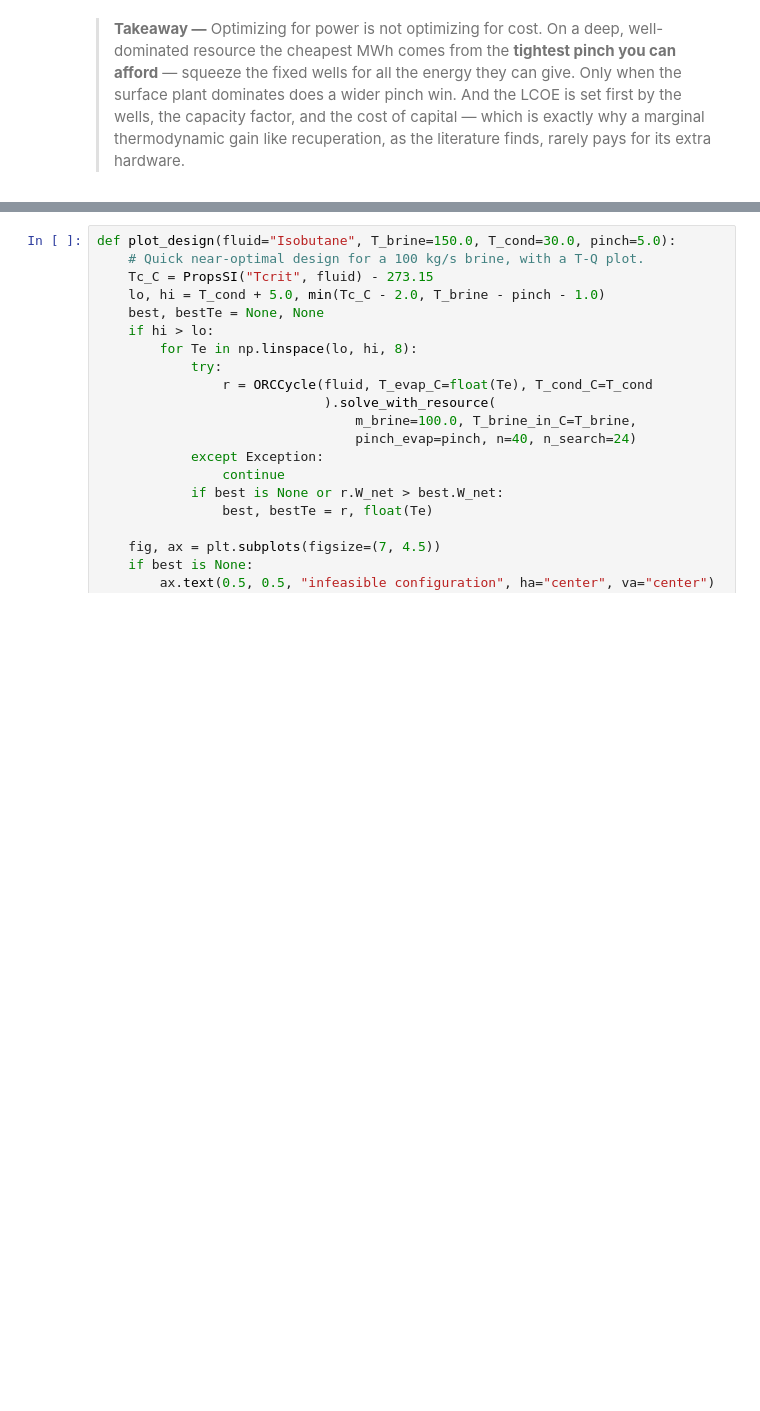
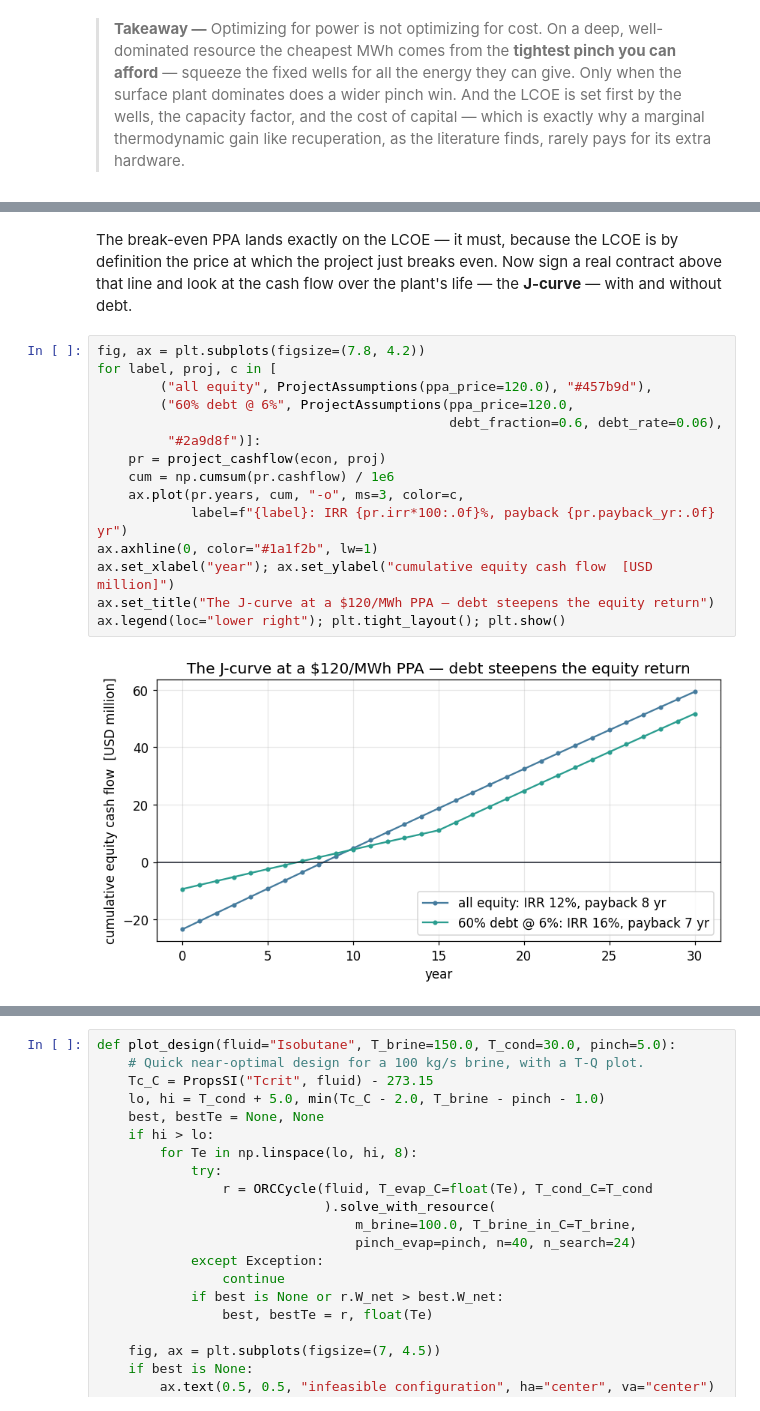
Before and after one commit to khb-git/geothermal-orc, a Jupyter notebook: notebooks/demo.ipynb, the cells around one changed output, grey strips where cells are left out. Cells and saved outputs as stored; diff of their text form; blank space fills up the shorter version.

```diff
--- a/notebooks/demo.ipynb
+++ b/notebooks/demo.ipynb
@@ -1023,0 +1061,22 @@ pays for its extra hardware.
+# %% [markdown]
+The break-even PPA lands exactly on the LCOE — it must, because the LCOE
+is by definition the price at which the project just breaks even. Now sign a real
+contract above that line and look at the cash flow over the plant's life — the
+**J-curve** — with and without debt.
+# %%
+fig, ax = plt.subplots(figsize=(7.8, 4.2))
+for label, proj, c in [
+        ("all equity", ProjectAssumptions(ppa_price=120.0), "#457b9d"),
+        ("60% debt @ 6%", ProjectAssumptions(ppa_price=120.0,
+                                             debt_fraction=0.6, debt_rate=0.06),
+         "#2a9d8f")]:
+    pr = project_cashflow(econ, proj)
+    cum = np.cumsum(pr.cashflow) / 1e6
+    ax.plot(pr.years, cum, "-o", ms=3, color=c,
+            label=f"{label}: IRR {pr.irr*100:.0f}%, payback {pr.payback_yr:.0f} yr")
+ax.axhline(0, color="#1a1f2b", lw=1)
+ax.set_xlabel("year"); ax.set_ylabel("cumulative equity cash flow  [USD million]")
+ax.set_title("The J-curve at a $120/MWh PPA — debt steepens the equity return")
+ax.legend(loc="lower right"); plt.tight_layout(); plt.show()
+# %% [output]
+[figure, added]
```
Also changed, not shown: parts of 13 cells of this notebook, 5 other files.
